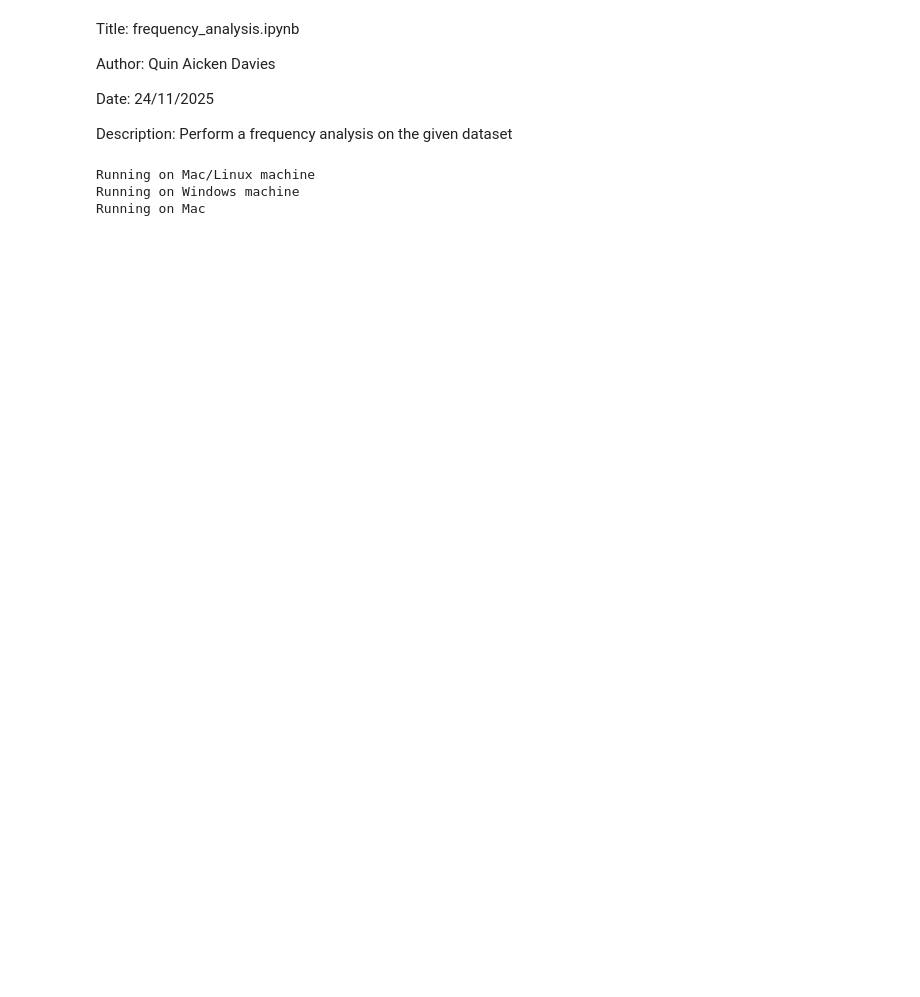
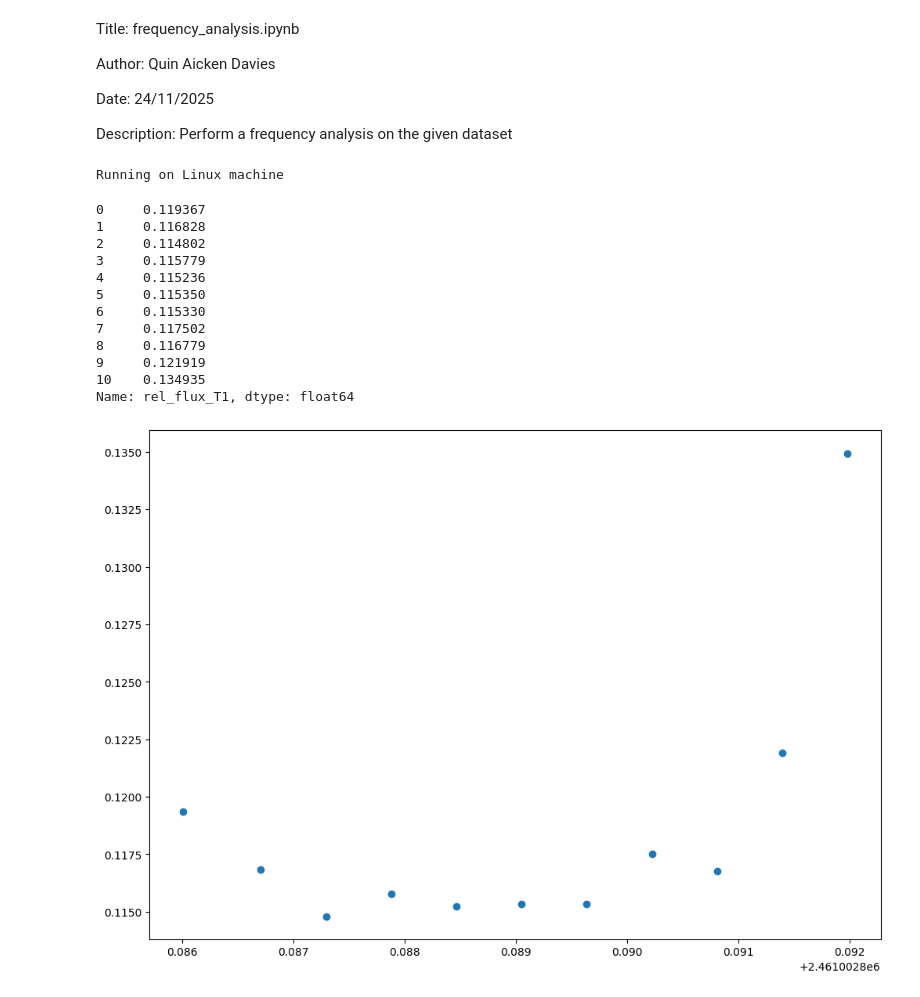
Before and after one commit to qai11/Summer_Project, a Jupyter notebook: Reduction Code/Frequency_analysis.ipynb, the cells around one changed output. Saved outputs shown, nothing was run; the diff lists cells and outputs as text; code cells hidden in the pictures; blank space fills up the shorter version.

```diff
--- a/Reduction Code/Frequency_analysis.ipynb
+++ b/Reduction Code/Frequency_analysis.ipynb
@@ -47,11 +50,20 @@ import matplotlib.pyplot as plt
 # %%
 """Import the data for lightcurve analysis"""
-dates = ['20251030']
+# dates = ['20251030']
+# dates = ['20251119']
+# dates = ['20251122']
+# dates = ['20251123']
+# dates = ['20251030','20251119','20251122','20251123']
+dates = ['initial']
 for i in range(len(dates)):
     #Read in the data from all dates and concatenate into one dataframe
     try:
-        print('Running on Mac/Linux machine')
-        data_temp = pd.read_csv(f'/home/users/qai11/Documents/summer 2025 Data/Summer_Project_2025/Measurements_{dates[i]}.csv', delimiter = ',')
+        print('Running on Linux machine')
+        if dates[i] == 'initial':
+            data_temp = pd.read_csv(f'/home/users/qai11/Documents/summer 2025 Data/Summer_Project_2025/Measurements_initial.xls', delimiter = '\t')
+        else:
+            data_temp = pd.read_csv(f'/home/users/qai11/Documents/summer 2025 Data/Summer_Project_2025/Measurements_{dates[i]}.csv', delimiter = ',')
+        # data_temp = pd.read_csv(f'/home/users/qai11/Documents/summer 2025 Data/Summer_Project_2025/Measurements_{dates[i]}.xls', delimiter = '\t')
     except:
         try:
             print('Running on Windows machine')
@@ -64,8 +76,10 @@ for i in range(len(dates)):
         data = data_temp
     else:
         data = pd.concat([data, data_temp], ignore_index=True)
-
-target_data = data
+if 'initial' in dates:
+    target_data= data[:92]
+else:
+    target_data = data
 
 """Extract the object for plotting"""
 zz_Psc_flux = target_data['rel_flux_T1']
@@ -93,6 +107,7 @@ flux = np.asarray(zz_Psc_flux, dtype=float)
 mask = np.isfinite(time) & np.isfinite(flux)
 time, flux = time[mask], flux[mask]
 
+
 # limit points to avoid huge messages to the frontend
 max_points = 20000
 if len(time) > max_points:
@@ -111,8 +126,6 @@ mag_array = lc_mag.flux.value        # removes units
 
 
 
-
-
 # from Pyriod import Pyriod
 # # Pass these to Pyriod
 # pyriod = Pyriod(lc)
@@ -122,8 +135,24 @@ mag_array = lc_mag.flux.value        # removes units
 # pyriod.Periodogram()     # Periodogram
 # pyriod.Signals()         # Fitted signals (after adding)
 # %% [output]
-Running on Mac/Linux machine
-Running on Windows machine
-Running on Mac
+Running on Linux machine
+# %%
+plt.figure(figsize=(10, 7), constrained_layout=True)
+plt.scatter(time_array,zz_Psc_flux)
+zz_Psc_flux
+# %% [output]
+0     0.119367
+1     0.116828
+2     0.114802
+3     0.115779
+4     0.115236
+5     0.115350
+6     0.115330
+7     0.117502
+8     0.116779
+9     0.121919
+10    0.134935
+Name: rel_flux_T1, dtype: float64
+[figure, added]
 # %%
 """Use lombscargle instead of Pyriod and repeat analysis for magnitude lightcurve"""
```
Also changed, not shown: parts of 7 cells of this notebook, 32 other files.
